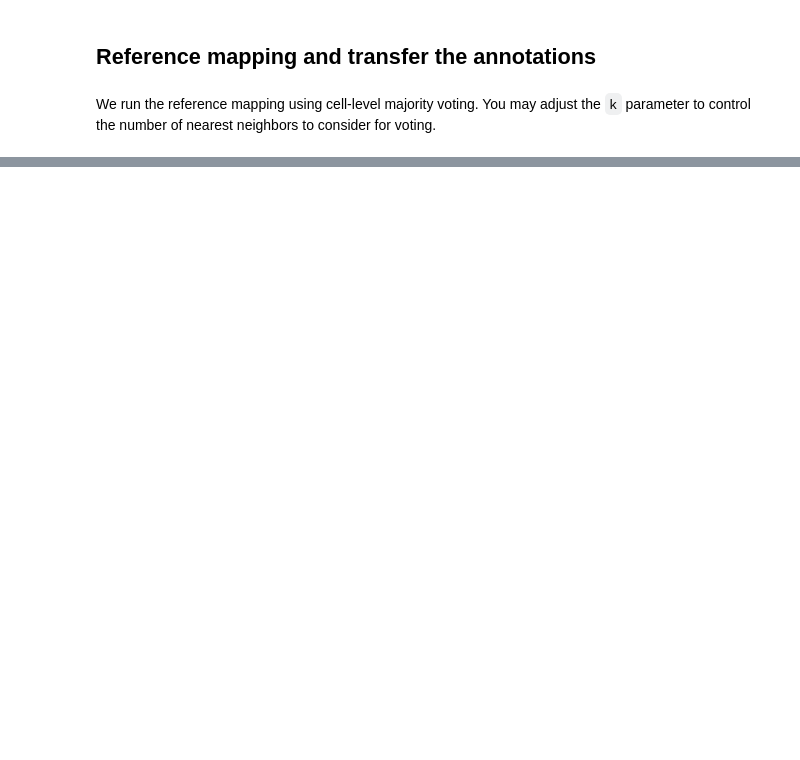
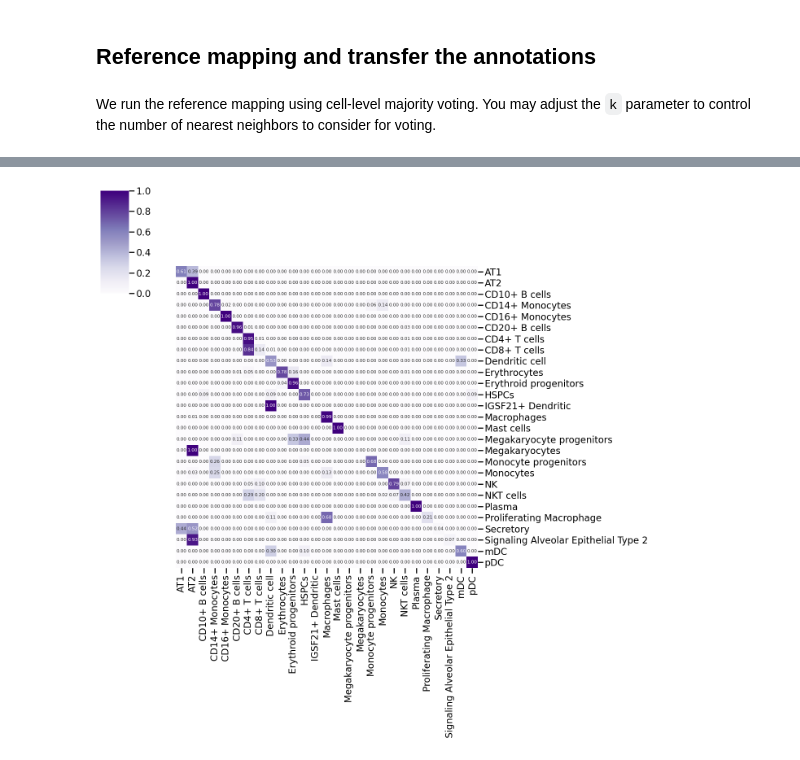
Before and after one commit to jvfe/scgpt_experiments, a Jupyter notebook: analysis/jupyter/Ref_Mapping.ipynb, the cells around one changed output, grey strips where cells are left out. Drawn from its saved outputs; the diff is of its cells as text; code cells hidden in the pictures; blank space fills up the shorter version.

```diff
--- a/analysis/jupyter/Ref_Mapping.ipynb
+++ b/analysis/jupyter/Ref_Mapping.ipynb
@@ -154,3 +154,4 @@ for k in idx_list:
         idx, sim = get_similar_vectors(test_emebd[k][np.newaxis, ...], ref_cell_embeddings, k)
     pred = ref_embed_adata.obs[cell_type_key][idx].value_counts()
     preds.append(pred.index[0])
+gt = test_adata.obs[cell_type_key].to_numpy()
@@ -166,0 +188,20 @@ sc.pl.umap(
+# %%
+y_true = gt
+y_pred = preds
+cell_type_list = np.unique(y_true)
+matrix = confusion_matrix(y_true, y_pred, labels=cell_type_list)
+matrix = matrix.astype("float") / matrix.sum(axis=1)[:, np.newaxis]
+
+df = pd.DataFrame(matrix, index=cell_type_list[:matrix.shape[0]], columns=cell_type_list[:matrix.shape[1]])
+
+ax = sns.clustermap(df,
+                    cmap='Purples',
+                    annot=True ,fmt=".2f",
+                    annot_kws={'size': 8},
+                    vmin=0,
+                    vmax=1,
+                    row_cluster=False,
+                    col_cluster=False,
+                    figsize=(14, 14))
+# %% [output]
+[figure, added]
```
Also changed, not shown: parts of 10 cells of this notebook.
